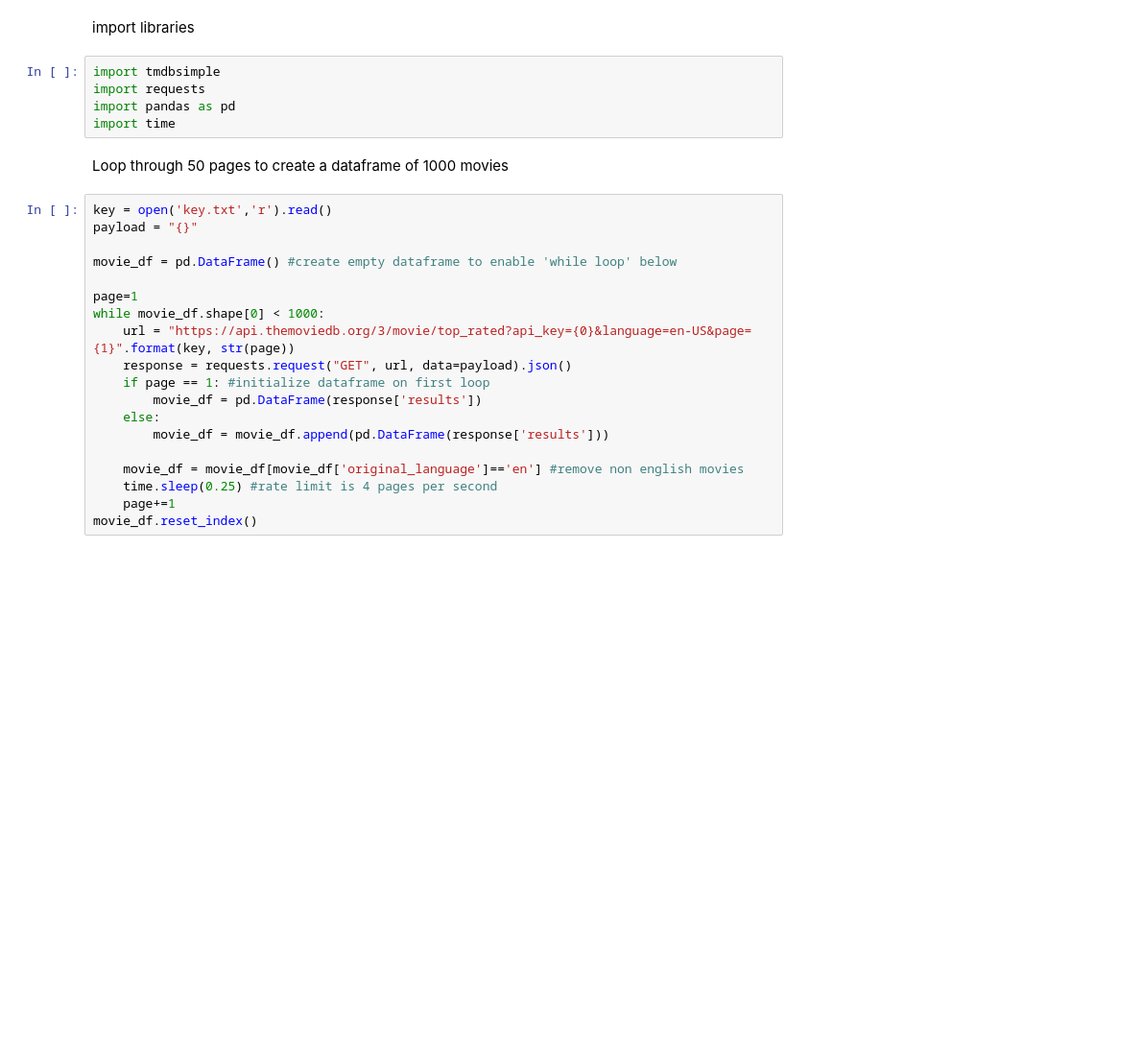
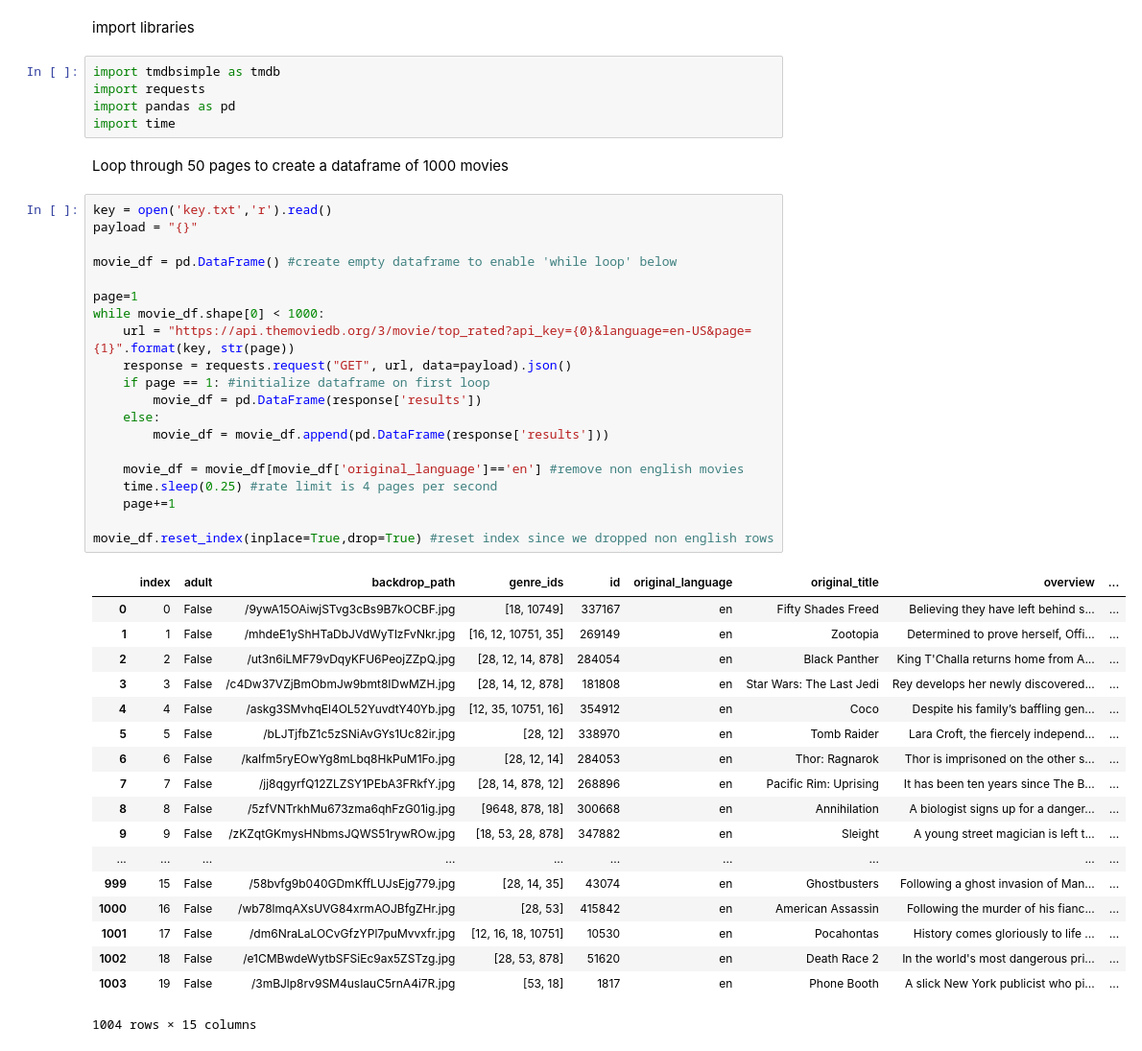
Before and after one commit to Nick-Morgan/Python-Movie-Genre-Predictor, a Jupyter notebook: tmdb_scraper.ipynb, the cells around one changed output. Shown: that part at 96% size. Drawn from its saved outputs; the diff is of its cells as text; blank space fills up the shorter version.

```diff
--- a/tmdb_scraper.ipynb
+++ b/tmdb_scraper.ipynb
@@ -1,7 +1,7 @@
 # %% [markdown]
 import libraries
 # %%
-import tmdbsimple
+import tmdbsimple as tmdb
 import requests
 import pandas as pd
 import time
@@ -10,20 +10,40 @@ Loop through 50 pages to create a dataframe of 1000 movies
 # %%
 key = open('key.txt','r').read()
 payload = "{}"
 
 movie_df = pd.DataFrame() #create empty dataframe to enable 'while loop' below
 
 page=1
 while movie_df.shape[0] < 1000:
     url = "https://api.themoviedb.org/3/movie/top_rated?api_key={0}&language=en-US&page={1}".format(key, str(page))
     response = requests.request("GET", url, data=payload).json()
     if page == 1: #initialize dataframe on first loop
         movie_df = pd.DataFrame(response['results'])
     else:
         movie_df = movie_df.append(pd.DataFrame(response['results']))
 
     movie_df = movie_df[movie_df['original_language']=='en'] #remove non english movies
     time.sleep(0.25) #rate limit is 4 pages per second
     page+=1
-movie_df.reset_index()
+
+movie_df.reset_index(inplace=True,drop=True) #reset index since we dropped non english rows
+# %% [output]
+|  | index | adult | backdrop_path | genre_ids | id | original_language | original_title | overview | ... |
+| 0 | 0 | False | /9ywA15OAiwjSTvg3cBs9B7kOCBF.jpg | [18, 10749] | 337167 | en | Fifty Shades Freed | Believing they have left behind s... | ... |
+| 1 | 1 | False | /mhdeE1yShHTaDbJVdWyTlzFvNkr.jpg | [16, 12, 10751, 35] | 269149 | en | Zootopia | Determined to prove herself, Offi... | ... |
+| 2 | 2 | False | /ut3n6iLMF79vDqyKFU6PeojZZpQ.jpg | [28, 12, 14, 878] | 284054 | en | Black Panther | King T'Challa returns home from A... | ... |
+| 3 | 3 | False | /c4Dw37VZjBmObmJw9bmt8IDwMZH.jpg | [28, 14, 12, 878] | 181808 | en | Star Wars: The Last Jedi | Rey develops her newly discovered... | ... |
+| 4 | 4 | False | /askg3SMvhqEl4OL52YuvdtY40Yb.jpg | [12, 35, 10751, 16] | 354912 | en | Coco | Despite his family’s baffling gen... | ... |
+| 5 | 5 | False | /bLJTjfbZ1c5zSNiAvGYs1Uc82ir.jpg | [28, 12] | 338970 | en | Tomb Raider | Lara Croft, the fiercely independ... | ... |
+| 6 | 6 | False | /kaIfm5ryEOwYg8mLbq8HkPuM1Fo.jpg | [28, 12, 14] | 284053 | en | Thor: Ragnarok | Thor is imprisoned on the other s... | ... |
+| 7 | 7 | False | /jj8qgyrfQ12ZLZSY1PEbA3FRkfY.jpg | [28, 14, 878, 12] | 268896 | en | Pacific Rim: Uprising | It has been ten years since The B... | ... |
+| 8 | 8 | False | /5zfVNTrkhMu673zma6qhFzG01ig.jpg | [9648, 878, 18] | 300668 | en | Annihilation | A biologist signs up for a danger... | ... |
+| 9 | 9 | False | /zKZqtGKmysHNbmsJQWS51rywROw.jpg | [18, 53, 28, 878] | 347882 | en | Sleight | A young street magician is left t... | ... |
+| ... | ... | ... | ... | ... | ... | ... | ... | ... | ... |
+| 999 | 15 | False | /58bvfg9b040GDmKffLUJsEjg779.jpg | [28, 14, 35] | 43074 | en | Ghostbusters | Following a ghost invasion of Man... | ... |
+| 1000 | 16 | False | /wb78lmqAXsUVG84xrmAOJBfgZHr.jpg | [28, 53] | 415842 | en | American Assassin | Following the murder of his fianc... | ... |
+| 1001 | 17 | False | /dm6NraLaLOCvGfzYPl7puMvvxfr.jpg | [12, 16, 18, 10751] | 10530 | en | Pocahontas | History comes gloriously to life ... | ... |
+| 1002 | 18 | False | /e1CMBwdeWytbSFSiEc9ax5ZSTzg.jpg | [28, 53, 878] | 51620 | en | Death Race 2 | In the world's most dangerous pri... | ... |
+| 1003 | 19 | False | /3mBJlp8rv9SM4usIauC5rnA4i7R.jpg | [53, 18] | 1817 | en | Phone Booth | A slick New York publicist who pi... | ... |
+1004 rows × 15 columns
 # %%
```
Also changed, not shown: parts of 6 cells of this notebook, 1 other file.
